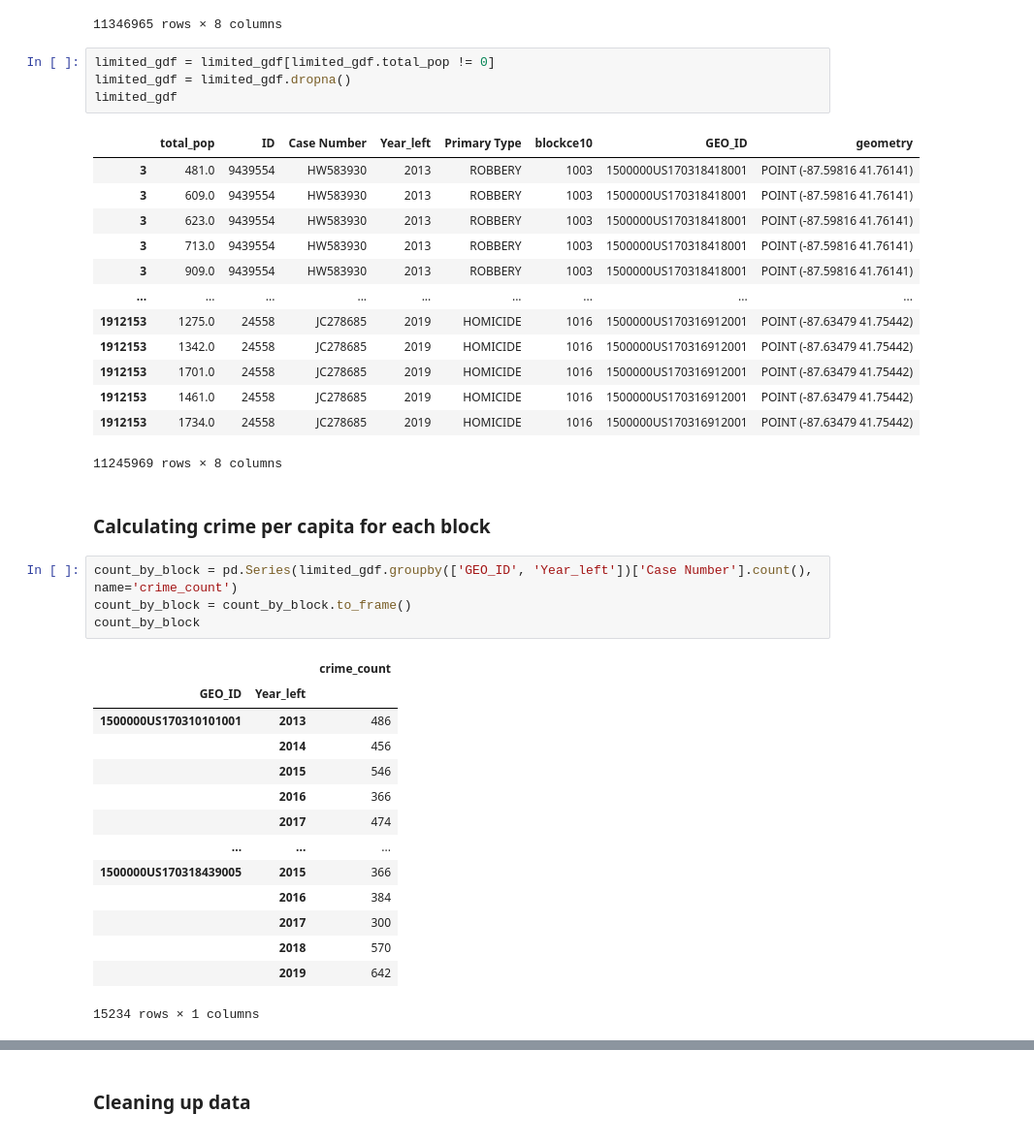
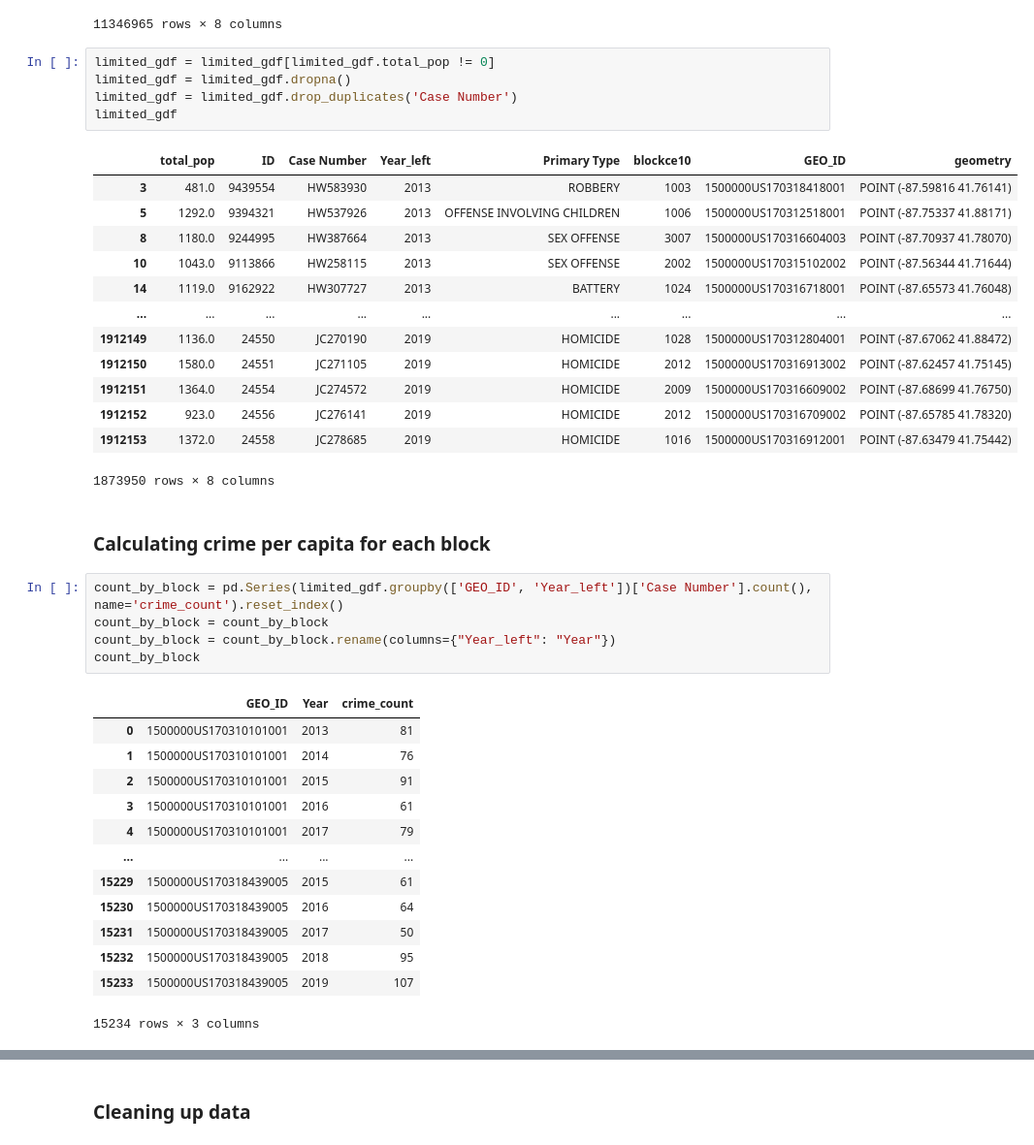
Before and after one commit to ymericson/ml-project, a Jupyter notebook: crimes & cta_dist.ipynb, the cells around one changed output, grey strips where cells are left out. Shown at 97% size. Cells and saved outputs as stored; diff of their text form.

```diff
--- a/crimes & cta_dist.ipynb
+++ b/crimes & cta_dist.ipynb
@@ -160,39 +166,40 @@ limited_gdf
 # %%
 limited_gdf = limited_gdf[limited_gdf.total_pop != 0]
 limited_gdf = limited_gdf.dropna()
+limited_gdf = limited_gdf.drop_duplicates('Case Number')
 limited_gdf
 # %% [output]
 |  | total_pop | ID | Case Number | Year_left | Primary Type | blockce10 | GEO_ID | geometry |
 | 3 | 481.0 | 9439554 | HW583930 | 2013 | ROBBERY | 1003 | 1500000US170318418001 | POINT (-87.59816 41.76141) |
-| 3 | 609.0 | 9439554 | HW583930 | 2013 | ROBBERY | 1003 | 1500000US170318418001 | POINT (-87.59816 41.76141) |
-| 3 | 623.0 | 9439554 | HW583930 | 2013 | ROBBERY | 1003 | 1500000US170318418001 | POINT (-87.59816 41.76141) |
-| 3 | 713.0 | 9439554 | HW583930 | 2013 | ROBBERY | 1003 | 1500000US170318418001 | POINT (-87.59816 41.76141) |
-| 3 | 909.0 | 9439554 | HW583930 | 2013 | ROBBERY | 1003 | 1500000US170318418001 | POINT (-87.59816 41.76141) |
+| 5 | 1292.0 | 9394321 | HW537926 | 2013 | OFFENSE INVOLVING CHILDREN | 1006 | 1500000US170312518001 | POINT (-87.75337 41.88171) |
+| 8 | 1180.0 | 9244995 | HW387664 | 2013 | SEX OFFENSE | 3007 | 1500000US170316604003 | POINT (-87.70937 41.78070) |
+| 10 | 1043.0 | 9113866 | HW258115 | 2013 | SEX OFFENSE | 2002 | 1500000US170315102002 | POINT (-87.56344 41.71644) |
+| 14 | 1119.0 | 9162922 | HW307727 | 2013 | BATTERY | 1024 | 1500000US170316718001 | POINT (-87.65573 41.76048) |
 | ... | ... | ... | ... | ... | ... | ... | ... | ... |
-| 1912153 | 1275.0 | 24558 | JC278685 | 2019 | HOMICIDE | 1016 | 1500000US170316912001 | POINT (-87.63479 41.75442) |
-| 1912153 | 1342.0 | 24558 | JC278685 | 2019 | HOMICIDE | 1016 | 1500000US170316912001 | POINT (-87.63479 41.75442) |
-| 1912153 | 1701.0 | 24558 | JC278685 | 2019 | HOMICIDE | 1016 | 1500000US170316912001 | POINT (-87.63479 41.75442) |
-| 1912153 | 1461.0 | 24558 | JC278685 | 2019 | HOMICIDE | 1016 | 1500000US170316912001 | POINT (-87.63479 41.75442) |
-| 1912153 | 1734.0 | 24558 | JC278685 | 2019 | HOMICIDE | 1016 | 1500000US170316912001 | POINT (-87.63479 41.75442) |
+| 1912149 | 1136.0 | 24550 | JC270190 | 2019 | HOMICIDE | 1028 | 1500000US170312804001 | POINT (-87.67062 41.88472) |
+| 1912150 | 1580.0 | 24551 | JC271105 | 2019 | HOMICIDE | 2012 | 1500000US170316913002 | POINT (-87.62457 41.75145) |
+| 1912151 | 1364.0 | 24554 | JC274572 | 2019 | HOMICIDE | 2009 | 1500000US170316609002 | POINT (-87.68699 41.76750) |
+| 1912152 | 923.0 | 24556 | JC276141 | 2019 | HOMICIDE | 2012 | 1500000US170316709002 | POINT (-87.65785 41.78320) |
+| 1912153 | 1372.0 | 24558 | JC278685 | 2019 | HOMICIDE | 1016 | 1500000US170316912001 | POINT (-87.63479 41.75442) |
-11245969 rows × 8 columns
+1873950 rows × 8 columns
 # %% [markdown]
 ### Calculating crime per capita for each block
 # %%
-count_by_block = pd.Series(limited_gdf.groupby(['GEO_ID', 'Year_left'])['Case Number'].count(), name='crime_count')
-count_by_block = count_by_block.to_frame()
+count_by_block = pd.Series(limited_gdf.groupby(['GEO_ID', 'Year_left'])['Case Number'].count(), name='crime_count').reset_index()
+count_by_block = count_by_block
+count_by_block = count_by_block.rename(columns={"Year_left": "Year"})
 count_by_block
 # %% [output]
-|  |  | crime_count |
-| GEO_ID | Year_left |  |
-| 1500000US170310101001 | 2013 | 486 |
-|  | 2014 | 456 |
-|  | 2015 | 546 |
-|  | 2016 | 366 |
-|  | 2017 | 474 |
-| ... | ... | ... |
-| 1500000US170318439005 | 2015 | 366 |
-|  | 2016 | 384 |
-|  | 2017 | 300 |
-|  | 2018 | 570 |
-|  | 2019 | 642 |
+|  | GEO_ID | Year | crime_count |
+| 0 | 1500000US170310101001 | 2013 | 81 |
+| 1 | 1500000US170310101001 | 2014 | 76 |
+| 2 | 1500000US170310101001 | 2015 | 91 |
+| 3 | 1500000US170310101001 | 2016 | 61 |
+| 4 | 1500000US170310101001 | 2017 | 79 |
+| ... | ... | ... | ... |
+| 15229 | 1500000US170318439005 | 2015 | 61 |
+| 15230 | 1500000US170318439005 | 2016 | 64 |
+| 15231 | 1500000US170318439005 | 2017 | 50 |
+| 15232 | 1500000US170318439005 | 2018 | 95 |
+| 15233 | 1500000US170318439005 | 2019 | 107 |
-15234 rows × 1 columns
+15234 rows × 3 columns
```
Also changed, not shown: parts of 12 cells of this notebook.
